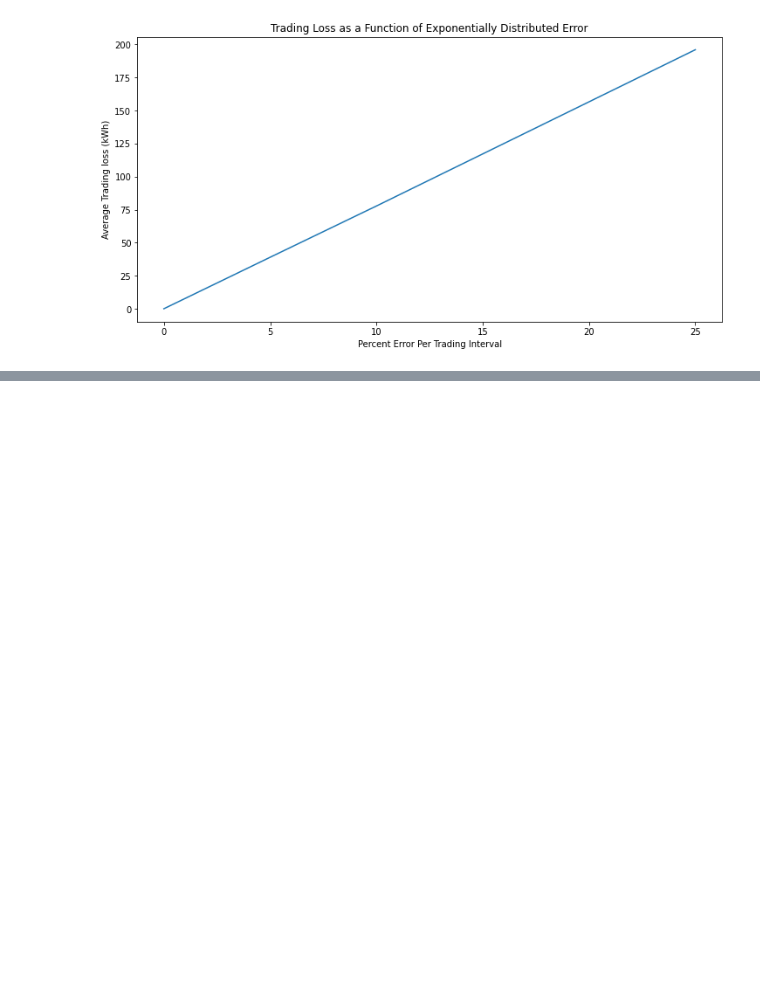
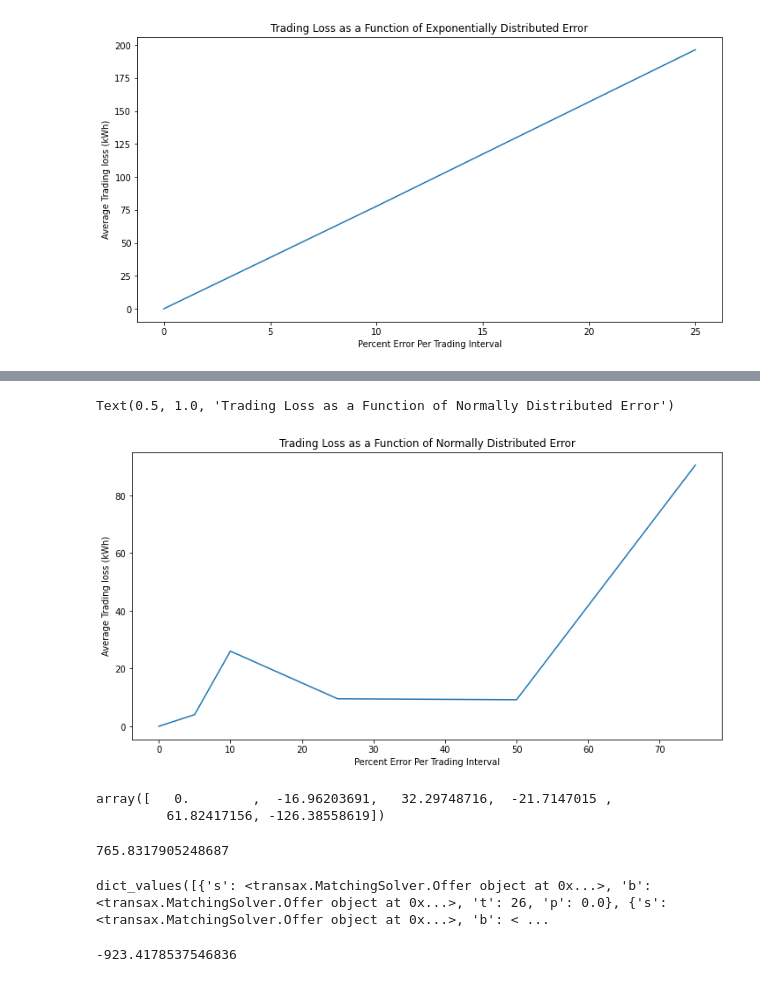
Before and after one commit to scope-lab-vu/transactive-blockchain, a Jupyter notebook: TCPS_data.ipynb, the cells around one changed output, grey strips where cells are left out. Drawn from its saved outputs; the diff is of its cells as text; code cells hidden in the pictures; blank space fills up the shorter version.

```diff
--- a/TCPS_data.ipynb
+++ b/TCPS_data.ipynb
@@ -199,0 +234,25 @@ Text(0.5, 1.0, 'Trading Loss as a Function of Exponentially Distributed Error')
+# %%
+num_exp = 1000
+perc_errors_norm = np.array([0,0.05, 0.1 ,0.25, 0.5, 0.75])
+prosumer_production = np.zeros((len(perc_errors_norm)))
+total_production = np.zeros((num_exp,len(perc_errors_norm)))
+for prosumer in prosumer_df.values():
+    energy_col = prosumer['energy']
+    length = len(energy_col)
+    st_dev = np.multiply(perc_errors_norm,np.abs(energy_col).max())
+    for idx in range(num_exp):
+      energy_with_errors =  energy_col.values.reshape(length,1) + np.random.normal(0,st_dev,(length,len(perc_errors_norm)))
+      prosumer_production = np.sum(energy_with_errors, axis = 0)
+      total_production[idx,:] = total_production[idx,:] + prosumer_production
+# %%
+total_production_avg = np.mean(total_production,axis=0)
+trading_loss = np.abs(total_production_avg-total_production[0])
+# %%
+fig = plt.figure(figsize=(12,6))
+plt.plot(np.multiply(perc_errors_norm,100), trading_loss.flatten())
+plt.xlabel('Percent Error Per Trading Interval')
+plt.ylabel('Average Trading loss (kWh)')
+plt.title('Trading Loss as a Function of Normally Distributed Error')
+# %% [output]
+Text(0.5, 1.0, 'Trading Loss as a Function of Normally Distributed Error')
+[figure, added]
@@ -199,0 +265,17 @@ Text(0.5, 1.0, 'Trading Loss as a Function of Exponentially Distributed Error')
+# %%
+total_production[0]
+# %% [output]
+array([   0.        ,  -16.96203691,   32.29748716,  -21.7147015 ,
+         61.82417156, -126.38558619])
+# %%
+objective
+# %% [output]
+765.8317905248687
+# %%
+trades
+# %% [output]
+dict_values([{'s': <transax.MatchingSolver.Offer object at 0x...>, 'b': <transax.MatchingSolver.Offer object at 0x...>, 't': 26, 'p': 0.0}, {'s': <transax.MatchingSolver.Offer object at 0x...>, 'b': < ...
+# %%
+total_energy
+# %% [output]
+-923.4178537546836
```
Also changed, not shown: parts of 13 cells of this notebook.
